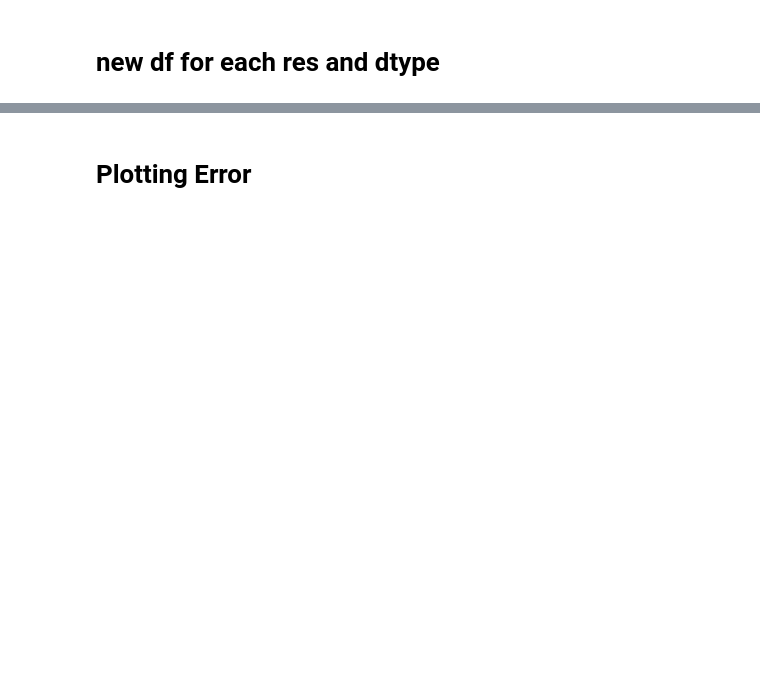
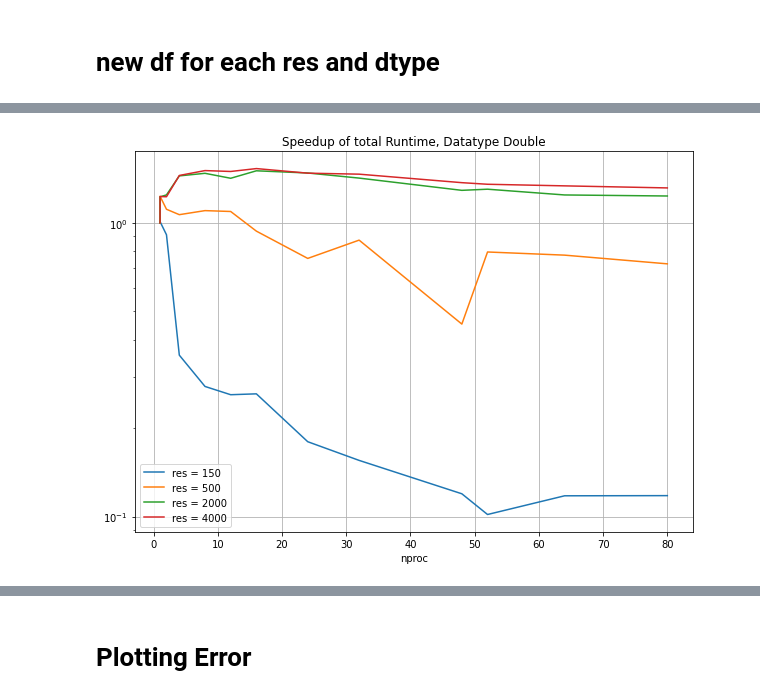
Before and after one commit to hitimr/NSSC2, a Jupyter notebook: Ex1/plots.ipynb, the cells around one changed output, grey strips where cells are left out. Drawn from its saved outputs; the diff is of its cells as text; code cells hidden in the pictures; blank space fills up the shorter version.

```diff
--- a/Ex1/plots.ipynb
+++ b/Ex1/plots.ipynb
@@ -153,0 +157,16 @@ res4d_speedup = res4d.plot.line("nproc","speedup",title="res4d_speedup")
+# %%
+plt.figure(num = 3, figsize=(10,7))
+plt.plot(res1d["nproc"],res1d["speedup"],label="res = 150")
+plt.plot(res2d["nproc"],res2d["speedup"],label="res = 500")
+plt.plot(res3d["nproc"],res3d["speedup"],label="res = 2000")
+plt.plot(res4d["nproc"],res4d["speedup"],label="res = 4000")
+plt.legend()
+plt.xlabel("nproc")
+plt.yscale("log")
+plt.title("Speedup of total Runtime, Datatype Double")
+plt.grid()
+
+plt.savefig('out/plots/speedup_d.pdf')
+plt.show()
+# %% [output]
+[figure, added]
```
Also changed, not shown: parts of 21 cells of this notebook.
